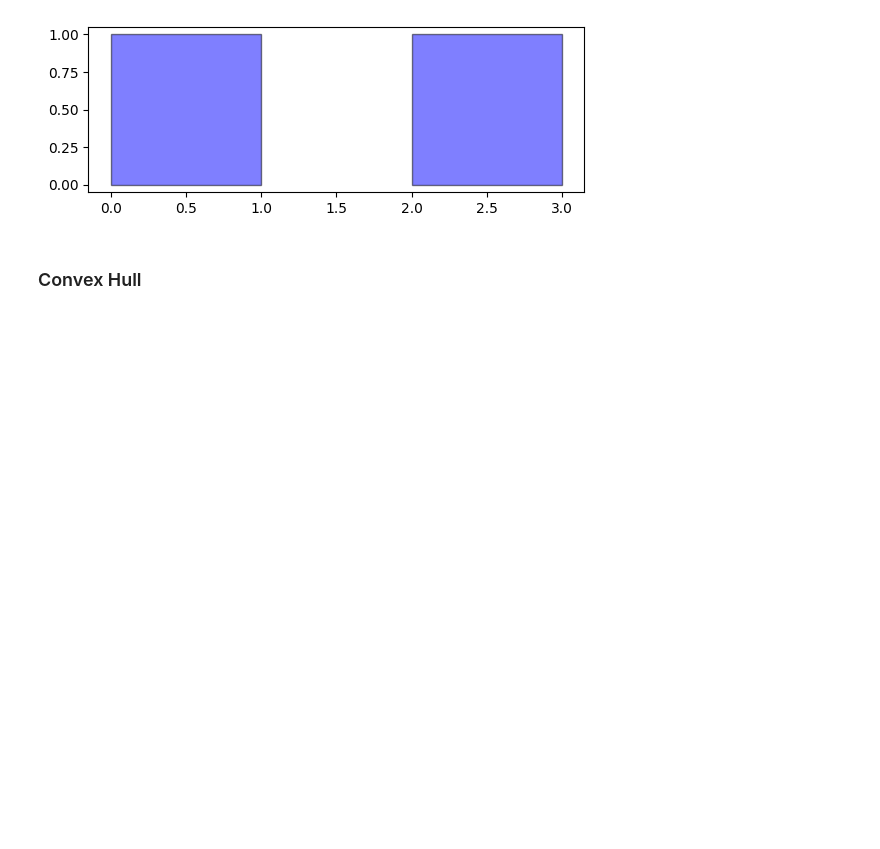
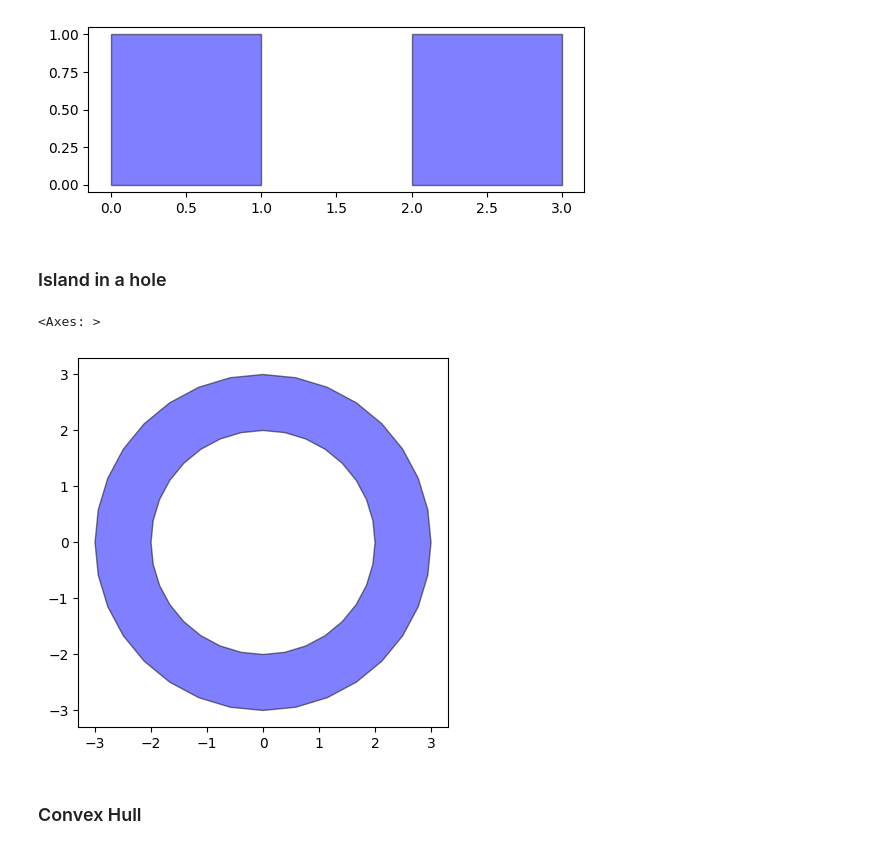
Before and after one commit to seekjim20/dshape, a Jupyter notebook: ipynb/playground.ipynb, the cells around one changed output. Drawn from its saved outputs; the diff is of its cells as text; code cells hidden in the pictures; blank space fills up the shorter version.

```diff
--- a/ipynb/playground.ipynb
+++ b/ipynb/playground.ipynb
@@ -48,6 +35,18 @@ p3.plot(ax=ax)
 # %% [output]
 <Axes: >
 [figure]
+# %% [markdown]
+### Island in a hole
+# %%
+p1 = dshape.geometry.Circle(0, 0, 1.0)
+p2 = dshape.geometry.Circle(0, 0, 2.0)
+p3 = dshape.geometry.Circle(0, 0, 3.0)
+
+p4 = (p3 - p2) + p1
+p4.plot()
+# %% [output]
+<Axes: >
+[figure, added]
 # %% [markdown]
 ### Convex Hull
 # %%
```
Also changed, not shown: parts of 15 cells of this notebook.
